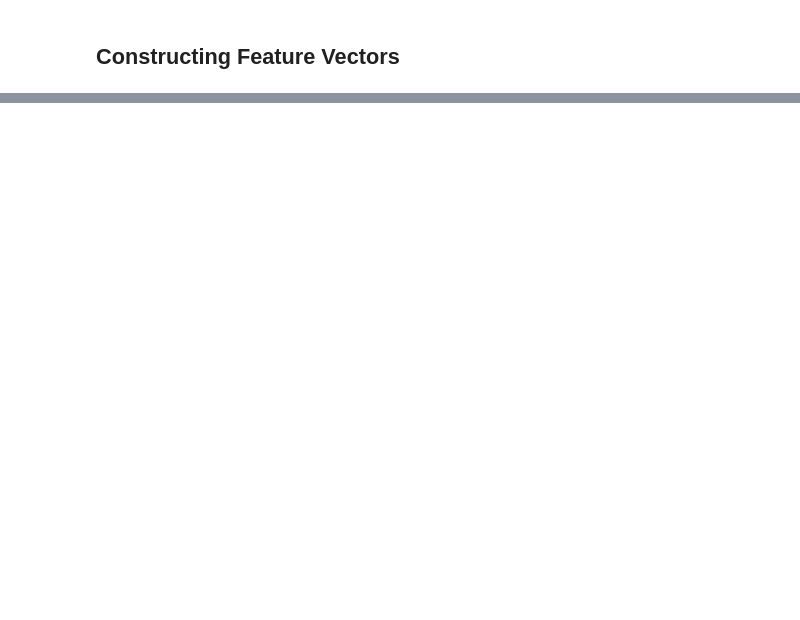
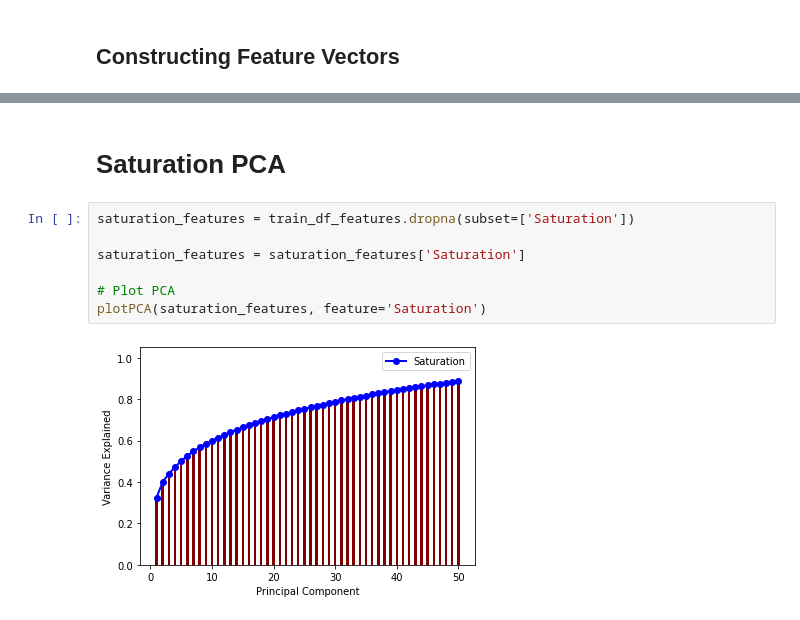
Before and after one commit to vrvenkatesh/w281-summer-2023-project-computer-vision, a Jupyter notebook: feature_extraction.ipynb, the cells around one changed output, grey strips where cells are left out. Drawn from its saved outputs; the diff is of its cells as text; blank space fills up the shorter version.

```diff
--- a/feature_extraction.ipynb
+++ b/feature_extraction.ipynb
@@ -325,0 +425,11 @@ for index, item in enumerate(unique_df.iterrows()):
+# %% [markdown]
+# Saturation PCA
+# %%
+saturation_features = train_df_features.dropna(subset=['Saturation'])
+
+saturation_features = saturation_features['Saturation']
+
+# Plot PCA
+plotPCA(saturation_features, feature='Saturation')
+# %% [output]
+[figure, added]
```
Also changed, not shown: parts of 23 cells of this notebook.
